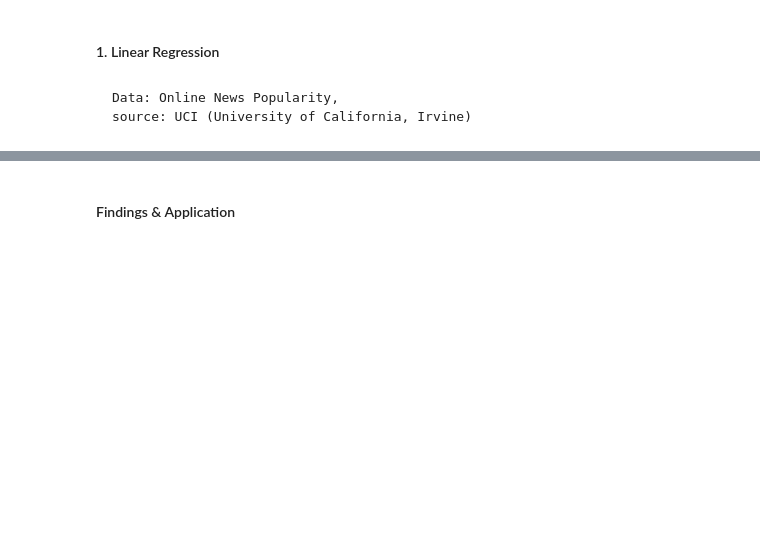
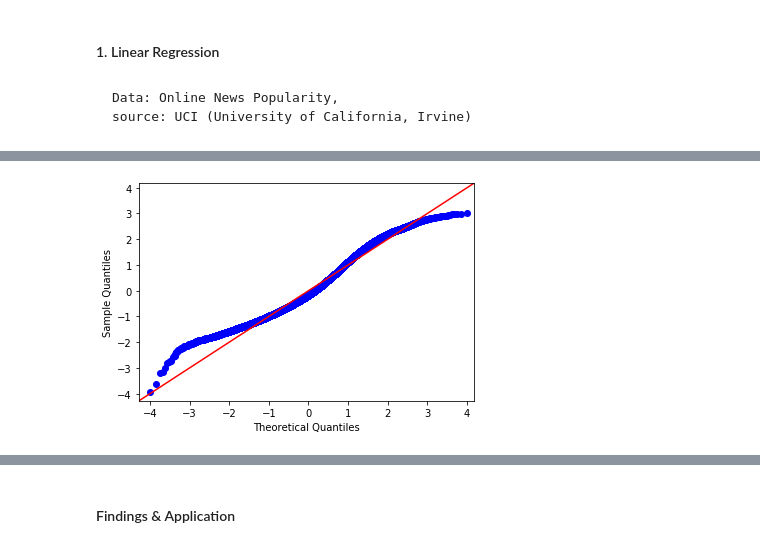
Before and after one commit to aroayeo/Predicting-Online-News-Popularity, a Jupyter notebook: Mod 4 project notebook.ipynb, the cells around one changed output, grey strips where cells are left out. Drawn from its saved outputs; the diff is of its cells as text; code cells hidden in the pictures; blank space fills up the shorter version.

```diff
--- a/Mod 4 project notebook.ipynb
+++ b/Mod 4 project notebook.ipynb
@@ -58,0 +193,7 @@ df_scale = scale(X,y)
+# %%
+lower_cutoff = 600
+upper_cutoff = 5500
+new_data = pd.concat([data_subset, data['shares'],data['log_shares']], axis=1)
+new_data = new_data[(new_data['shares'] > lower_cutoff) & (new_data['shares'] < upper_cutoff)]
+data_subset = new_data.drop(['shares', 'log_shares'], axis = 1)
+y = new_data['log_shares']
@@ -58,0 +238,6 @@ df_scale = scale(X,y)
+# %%
+high_p_vals = ['n_tokens_title', 'num_imgs', 'avg_negative_polarity']
+data_subset.drop(high_p_vals, axis= 1, inplace= True)
+# %%
+model = ols_model(data_subset, y, 'log_shares')
+model.summary()
@@ -59 +279,5 @@ df_scale = scale(X,y)
+# %%
+qq_plot(model, data_subset, y)
+# %% [output]
+[figure, added]
 # %%
```
Also changed, not shown: parts of 17 cells of this notebook, 3 other files.
